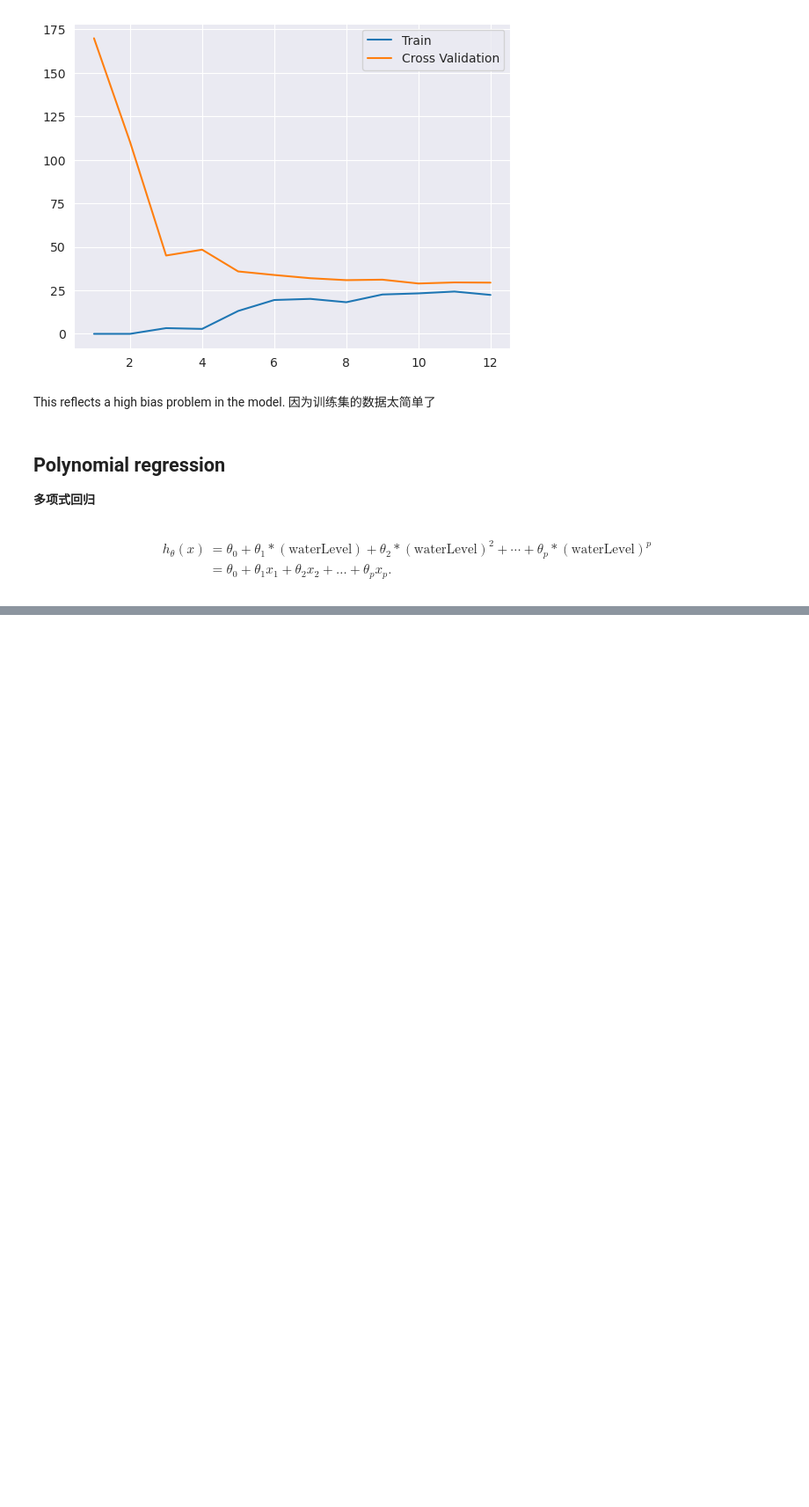
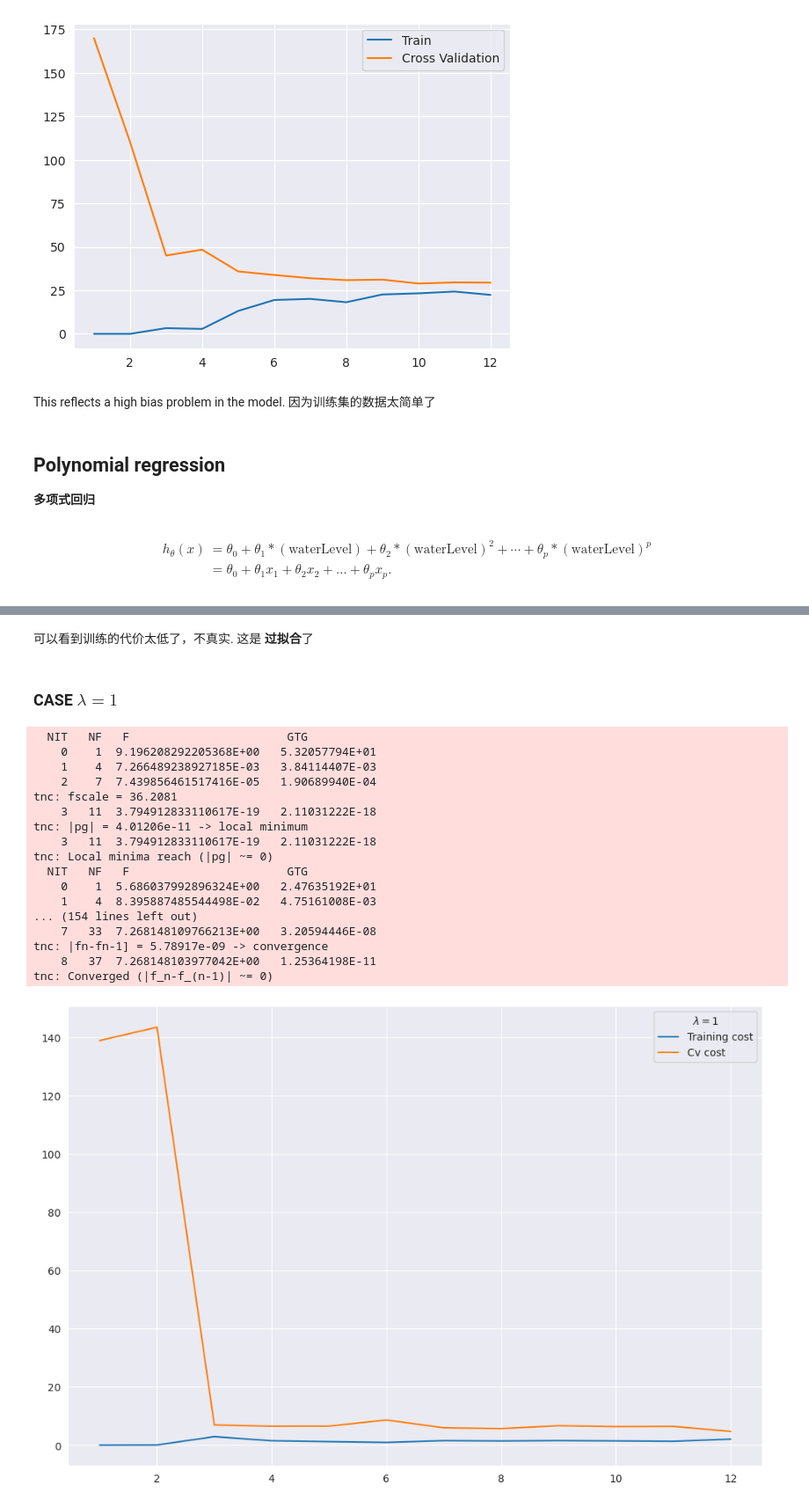
Before and after one commit to 2einz/ML-Homework, a Jupyter notebook: Ex5-bias vs variance/Bias v.s. Variance.ipynb, the cells around one changed output, grey strips where cells are left out. Shown at 88% size. Saved outputs shown, nothing was run; the diff lists cells and outputs as text; code cells hidden in the pictures; blank space fills up the shorter version.

```diff
--- a/Ex5-bias vs variance/Bias v.s. Variance.ipynb
+++ b/Ex5-bias vs variance/Bias v.s. Variance.ipynb
@@ -198,0 +298,25 @@ h_\theta(x) &= \theta_0 + \theta_1 \ast (\text{waterLevel}) + \theta_2 \ast (\te
+# %% [markdown]
+可以看到训练的代价太低了，不真实. 这是 **过拟合**了
+# %% [markdown]
+### CASE $\lambda =1$
+# %%
+plot_learning_curve(X_poly, y, Xval_poly, yval, lambda_=1)
+# %% [output]
+  NIT   NF   F                       GTG
+    0    1  9.196208292205368E+00   5.32057794E+01
+    1    4  7.266489238927185E-03   3.84114407E-03
+    2    7  7.439856461517416E-05   1.90689940E-04
+tnc: fscale = 36.2081
+    3   11  3.794912833110617E-19   2.11031222E-18
+tnc: |pg| = 4.01206e-11 -> local minimum
+    3   11  3.794912833110617E-19   2.11031222E-18
+tnc: Local minima reach (|pg| ~= 0)
+  NIT   NF   F                       GTG
+    0    1  5.686037992896324E+00   2.47635192E+01
+    1    4  8.395887485544498E-02   4.75161008E-03
+... (154 lines left out)
+    7   33  7.268148109766213E+00   3.20594446E-08
+tnc: |fn-fn-1] = 5.78917e-09 -> convergence
+    8   37  7.268148103977042E+00   1.25364198E-11
+tnc: Converged (|f_n-f_(n-1)| ~= 0)
+[figure, added]
```
Also changed, not shown: parts of 18 cells of this notebook.
